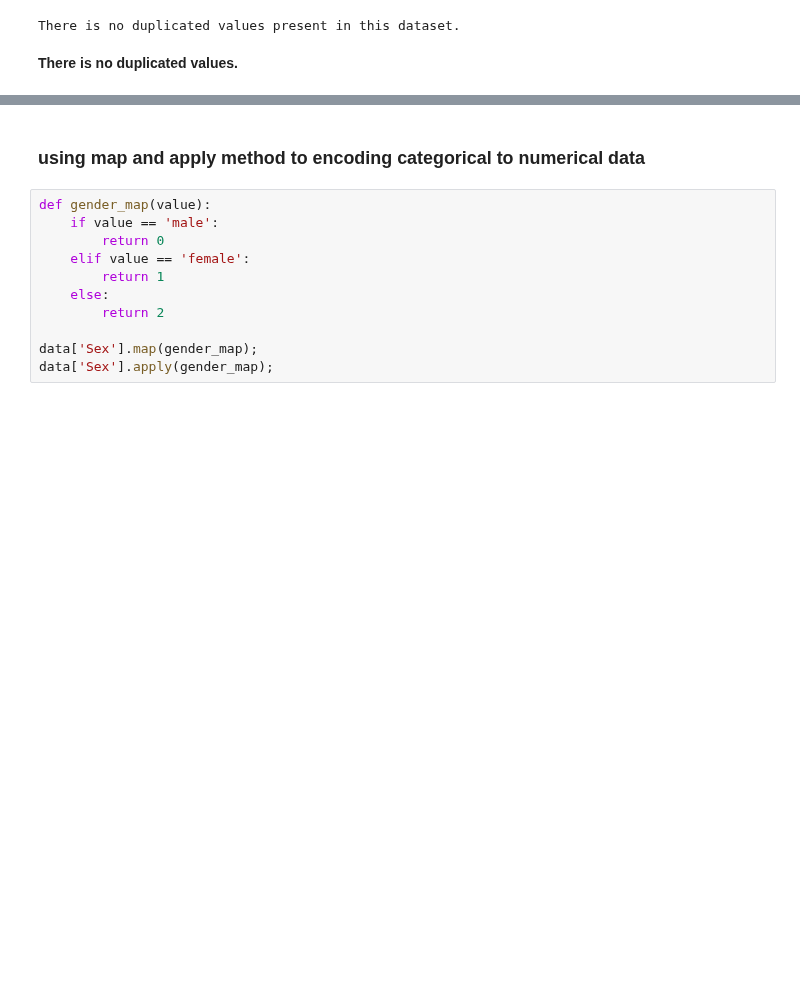
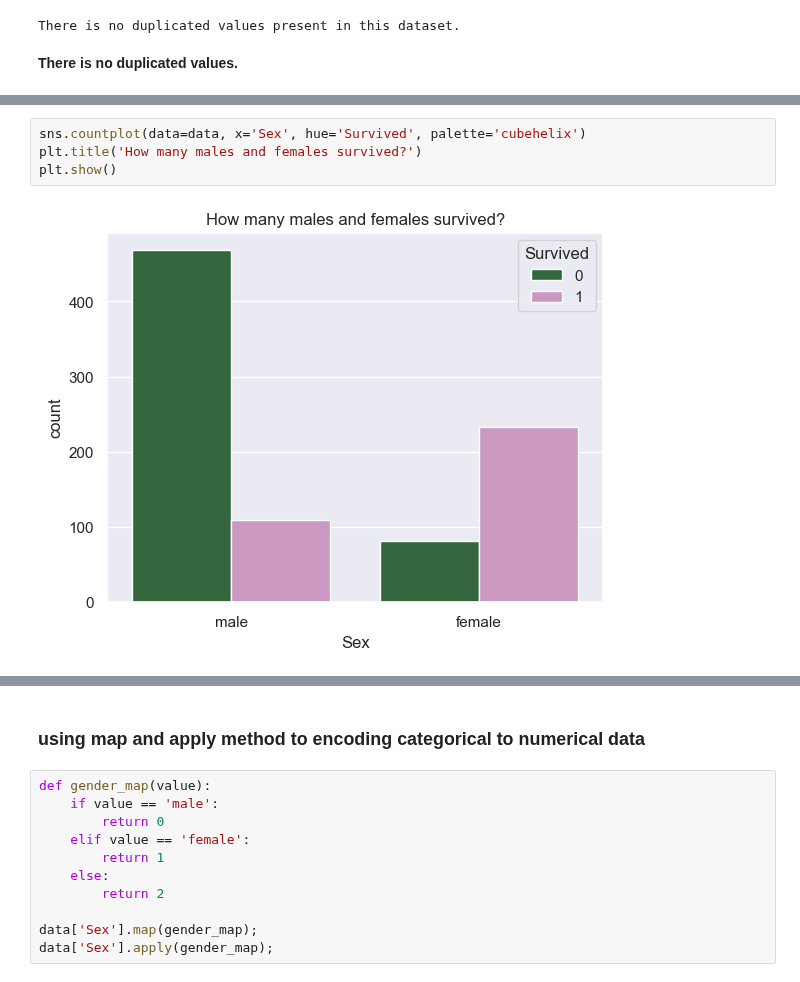
Before and after one commit to SwagAbyss/SwagML, a Jupyter notebook: Projects/titanic/titanic.ipynb, the cells around one changed output, grey strips where cells are left out. Saved outputs shown, nothing was run; the diff lists cells and outputs as text; blank space fills up the shorter version.

```diff
--- a/Projects/titanic/titanic.ipynb
+++ b/Projects/titanic/titanic.ipynb
@@ -162,3 +176,9 @@ Sex
 female    74.203822
 male      18.890815
 dtype: float64
+# %%
+sns.countplot(data=data, x='Sex', hue='Survived', palette='cubehelix')
+plt.title('How many males and females survived?')
+plt.show()
+# %% [output]
+[figure, added]
```
Also changed, not shown: parts of 17 cells of this notebook.
